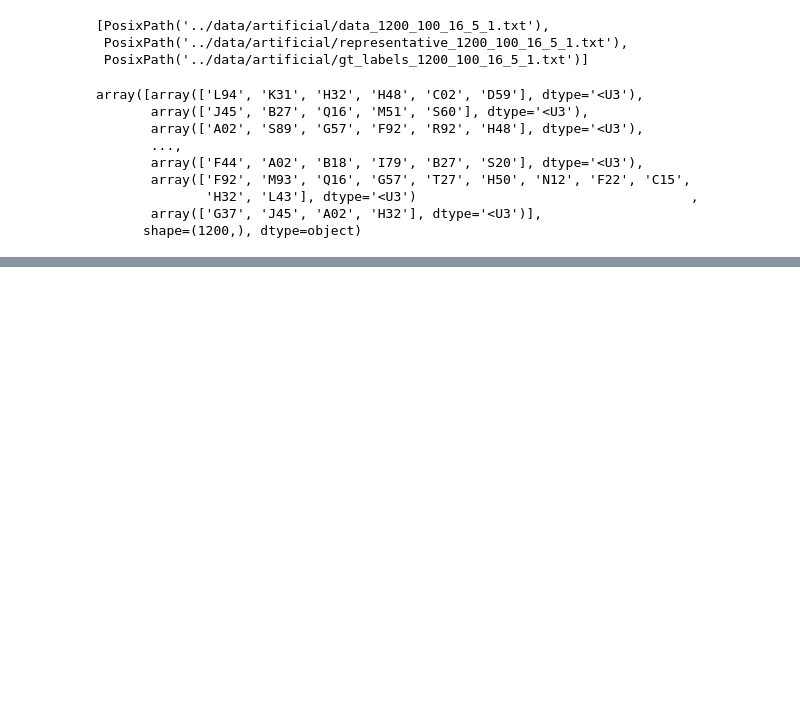
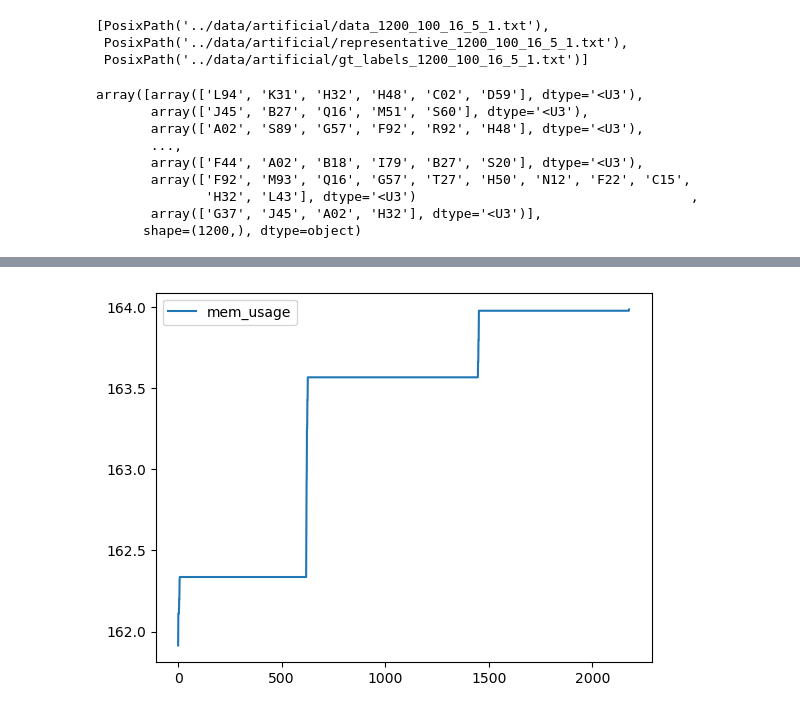
Before and after one commit to rekm/cksets, a Jupyter notebook: notebooks/playground.ipynb, the cells around one changed output, grey strips where cells are left out. Drawn from its saved outputs; the diff is of its cells as text; code cells hidden in the pictures; blank space fills up the shorter version.

```diff
--- a/notebooks/playground.ipynb
+++ b/notebooks/playground.ipynb
@@ -84 +87,8 @@ ax.ticklabel_format(useOffset=False)
+# %%
+
+mem_usage = pd.DataFrame({"mem_usage": memory_usage((ksets.cluster,(data, K, MAX_HIST_LENGTH, None, 50)), interval=0.001)})
+ax = mem_usage.plot()
+ax.ticklabel_format(useOffset=False)
+# %% [output]
+[figure, added]
 # %%
```
Also changed, not shown: parts of 14 cells of this notebook.
